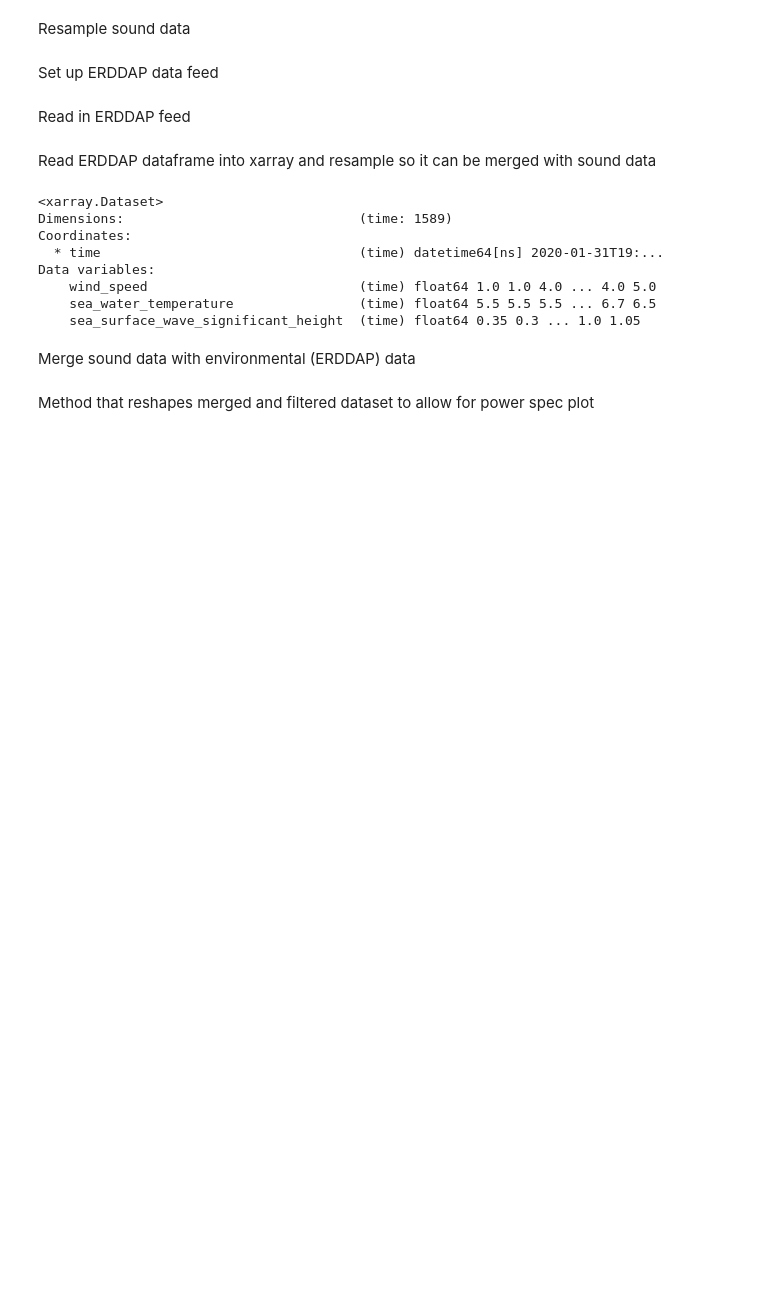
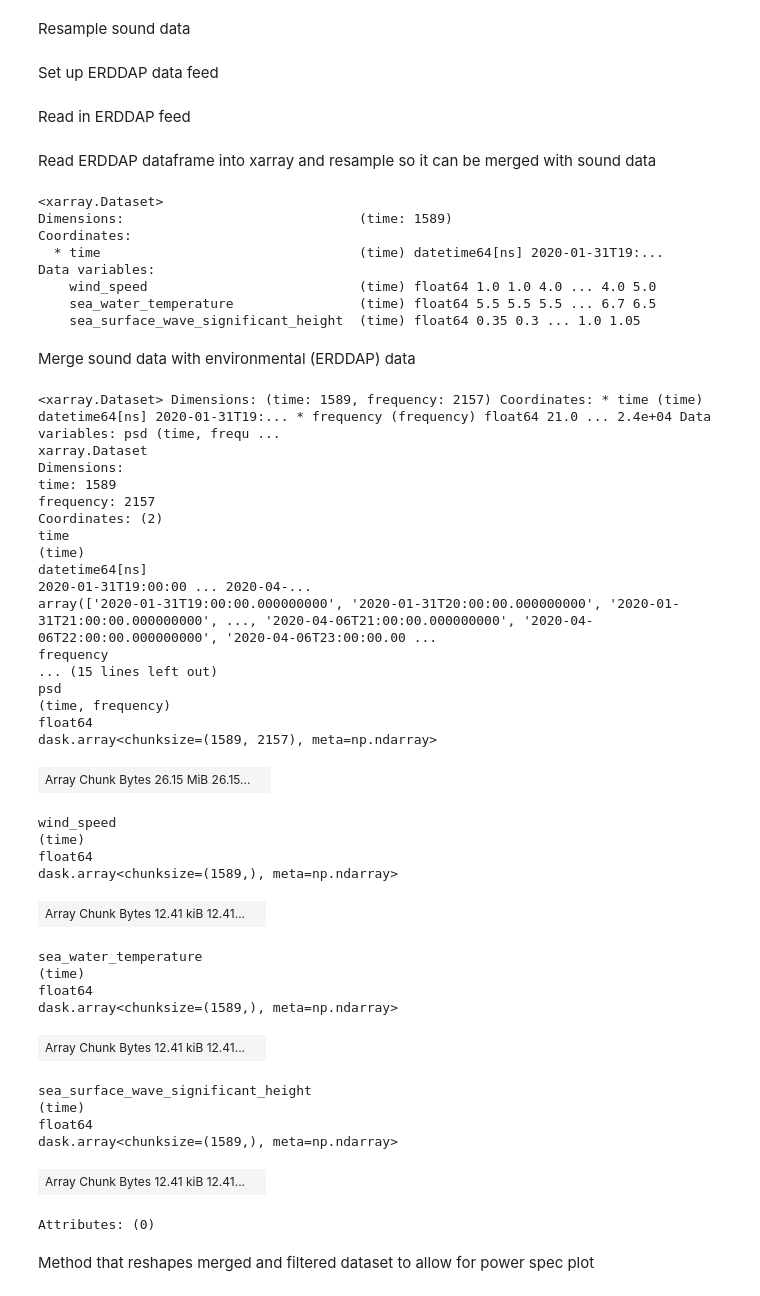
Before and after one commit to ioos/soundcoop, a Jupyter notebook: Sound_and_env_data.ipynb, the cells around one changed output. Cells and saved outputs as stored; diff of their text form; code cells hidden in the pictures; blank space fills up the shorter version.

```diff
--- a/Sound_and_env_data.ipynb
+++ b/Sound_and_env_data.ipynb
@@ -72,6 +73,45 @@ Merge sound data with environmental (ERDDAP) data
 sound_and_erddap_merged = xr.merge([sound_xr_resampled,erddap_xr_resampled])
 # %%
 sound_and_erddap_merged.to_netcdf('sample-merged.nc')
+# %%
+sample_merged =  xr.open_mfdataset('sample-merged.nc')
+# %%
+sample_merged
+# %% [output]
+<xarray.Dataset> Dimensions: (time: 1589, frequency: 2157) Coordinates: * time (time) datetime64[ns] 2020-01-31T19:... * frequency (frequency) float64 21.0 ... 2.4e+04 Data variables: psd (time, frequ ...
+xarray.Dataset
+Dimensions:
+time: 1589
+frequency: 2157
+Coordinates: (2)
+time
+(time)
+datetime64[ns]
+2020-01-31T19:00:00 ... 2020-04-...
+array(['2020-01-31T19:00:00.000000000', '2020-01-31T20:00:00.000000000', '2020-01-31T21:00:00.000000000', ..., '2020-04-06T21:00:00.000000000', '2020-04-06T22:00:00.000000000', '2020-04-06T23:00:00.00 ...
+frequency
+... (15 lines left out)
+psd
+(time, frequency)
+float64
+dask.array<chunksize=(1589, 2157), meta=np.ndarray>
+| Array Chunk Bytes 26.15 MiB 26.15... |  |
+wind_speed
+(time)
+float64
+dask.array<chunksize=(1589,), meta=np.ndarray>
+| Array Chunk Bytes 12.41 kiB 12.41... |  |
+sea_water_temperature
+(time)
+float64
+dask.array<chunksize=(1589,), meta=np.ndarray>
+| Array Chunk Bytes 12.41 kiB 12.41... |  |
+sea_surface_wave_significant_height
+(time)
+float64
+dask.array<chunksize=(1589,), meta=np.ndarray>
+| Array Chunk Bytes 12.41 kiB 12.41... |  |
+Attributes: (0)
 # %% [markdown]
 Method that reshapes merged and filtered dataset to allow for power spec plot
 # %%
```
Also changed, not shown: parts of 6 cells of this notebook.
